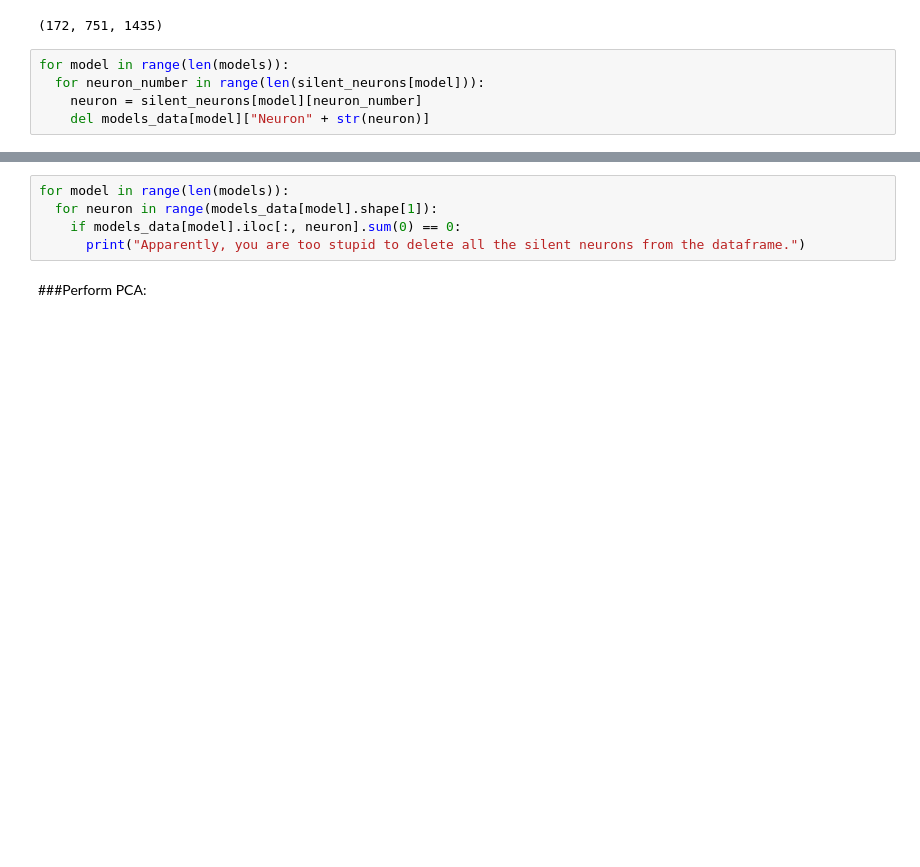
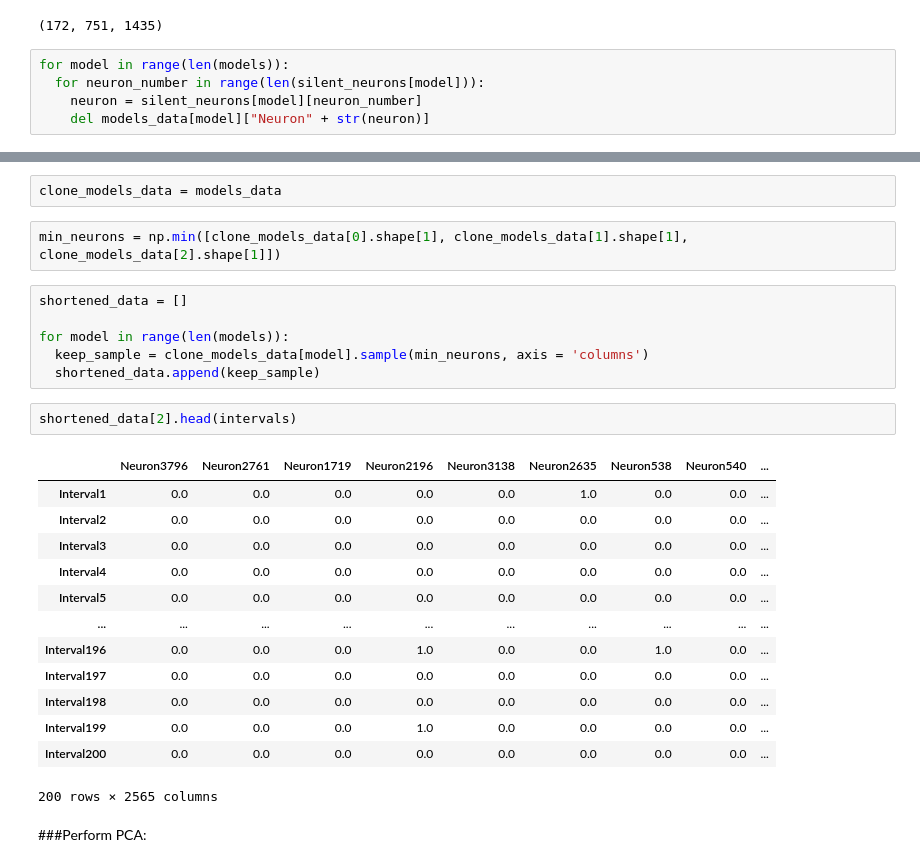
Before and after one commit to LeyloJohnny/Computational-Neuroscience, a Jupyter notebook: Dimensionality_reduction.ipynb, the cells around one changed output, grey strips where cells are left out. Saved outputs shown, nothing was run; the diff lists cells and outputs as text; blank space fills up the shorter version.

```diff
--- a/Dimensionality_reduction.ipynb
+++ b/Dimensionality_reduction.ipynb
@@ -333,8 +333,29 @@ models_data[0].head()
-# %%
-for model in range(len(models)):
-  for neuron in range(models_data[model].shape[1]):
-    if models_data[model].iloc[:, neuron].sum(0) == 0:
-      print("Apparently, you are too stupid to delete all the silent neurons from the dataframe.")
+# %%
+clone_models_data = models_data
+# %%
+min_neurons = np.min([clone_models_data[0].shape[1], clone_models_data[1].shape[1], clone_models_data[2].shape[1]])
+# %%
+shortened_data = []
+
+for model in range(len(models)):
+  keep_sample = clone_models_data[model].sample(min_neurons, axis = 'columns')
+  shortened_data.append(keep_sample)
+# %%
+shortened_data[2].head(intervals)
+# %% [output]
+|  | Neuron3796 | Neuron2761 | Neuron1719 | Neuron2196 | Neuron3138 | Neuron2635 | Neuron538 | Neuron540 | ... |
+| Interval1 | 0.0 | 0.0 | 0.0 | 0.0 | 0.0 | 1.0 | 0.0 | 0.0 | ... |
+| Interval2 | 0.0 | 0.0 | 0.0 | 0.0 | 0.0 | 0.0 | 0.0 | 0.0 | ... |
+| Interval3 | 0.0 | 0.0 | 0.0 | 0.0 | 0.0 | 0.0 | 0.0 | 0.0 | ... |
+| Interval4 | 0.0 | 0.0 | 0.0 | 0.0 | 0.0 | 0.0 | 0.0 | 0.0 | ... |
+| Interval5 | 0.0 | 0.0 | 0.0 | 0.0 | 0.0 | 0.0 | 0.0 | 0.0 | ... |
+| ... | ... | ... | ... | ... | ... | ... | ... | ... | ... |
+| Interval196 | 0.0 | 0.0 | 0.0 | 1.0 | 0.0 | 0.0 | 1.0 | 0.0 | ... |
+| Interval197 | 0.0 | 0.0 | 0.0 | 0.0 | 0.0 | 0.0 | 0.0 | 0.0 | ... |
+| Interval198 | 0.0 | 0.0 | 0.0 | 0.0 | 0.0 | 0.0 | 0.0 | 0.0 | ... |
+| Interval199 | 0.0 | 0.0 | 0.0 | 1.0 | 0.0 | 0.0 | 0.0 | 0.0 | ... |
+| Interval200 | 0.0 | 0.0 | 0.0 | 0.0 | 0.0 | 0.0 | 0.0 | 0.0 | ... |
+200 rows × 2565 columns
 # %% [markdown]
 ###Perform PCA:
 # %% [markdown]
```
Also changed, not shown: parts of 4 cells of this notebook.
